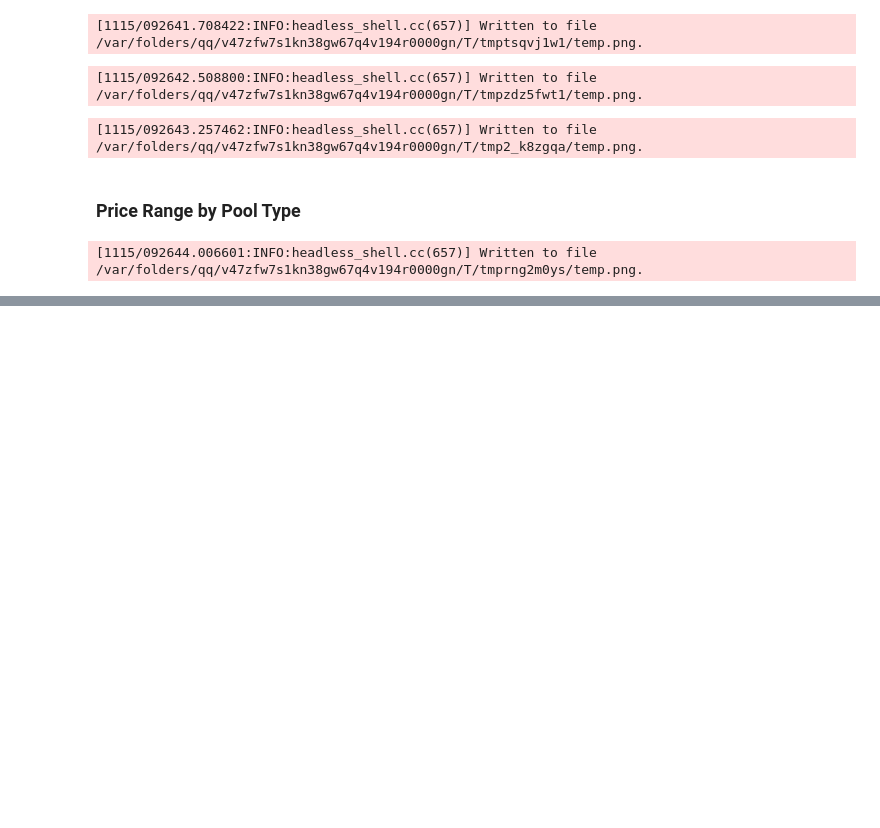
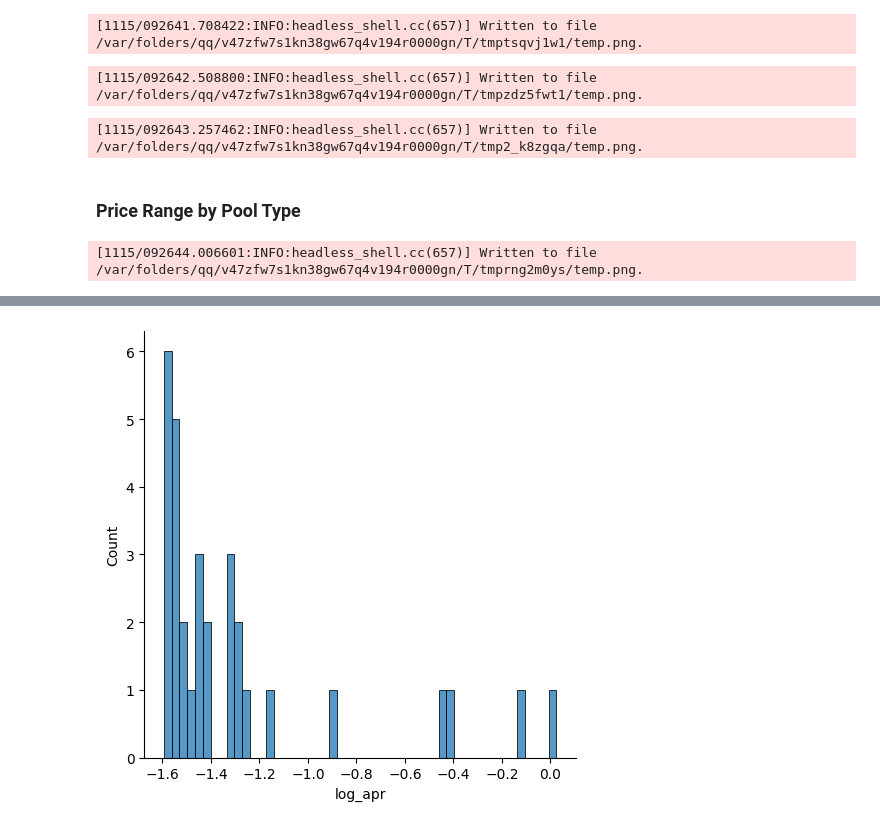
Before and after one commit to coindataschool/univ3lp, a Jupyter notebook: notebooks/univ3_wbtc_weth_top_positions_02_analysis.ipynb, the cells around one changed output, grey strips where cells are left out. Cells and saved outputs as stored; diff of their text form; code cells hidden in the pictures; blank space fills up the shorter version.

```diff
--- a/notebooks/univ3_wbtc_weth_top_positions_02_analysis.ipynb
+++ b/notebooks/univ3_wbtc_weth_top_positions_02_analysis.ipynb
@@ -66,0 +88,4 @@ dfi.export(ha, '../png/price_rng_by_pool_type.png')
+# %%
+sns.displot(data=df, x='log_apr', bins=50);
+# %% [output]
+[figure, added]
```
Also changed, not shown: parts of 15 cells of this notebook.
